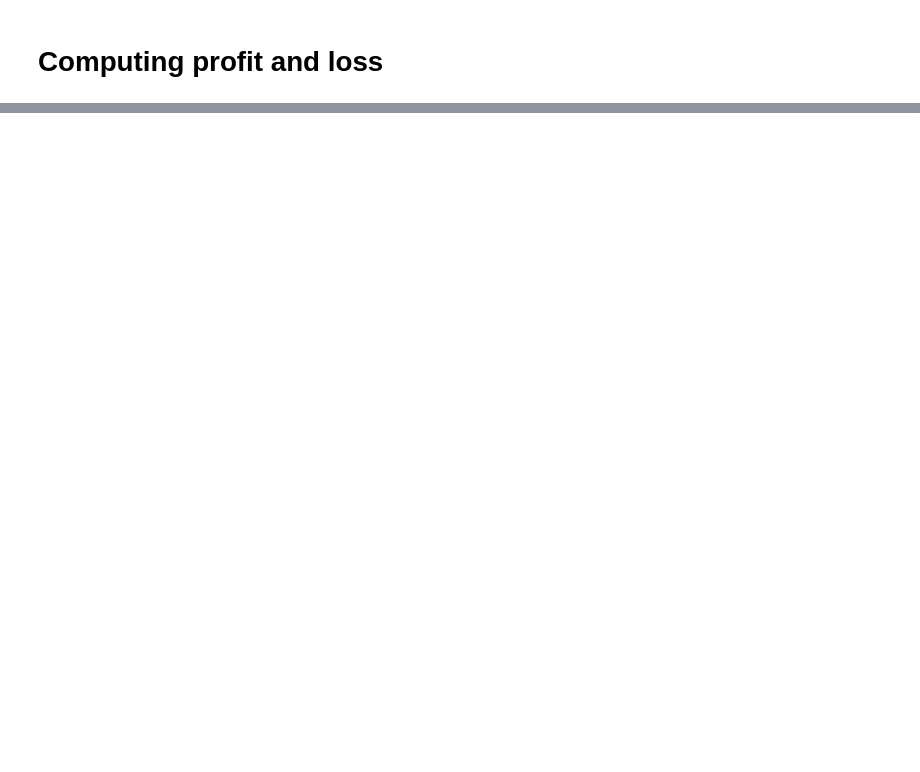
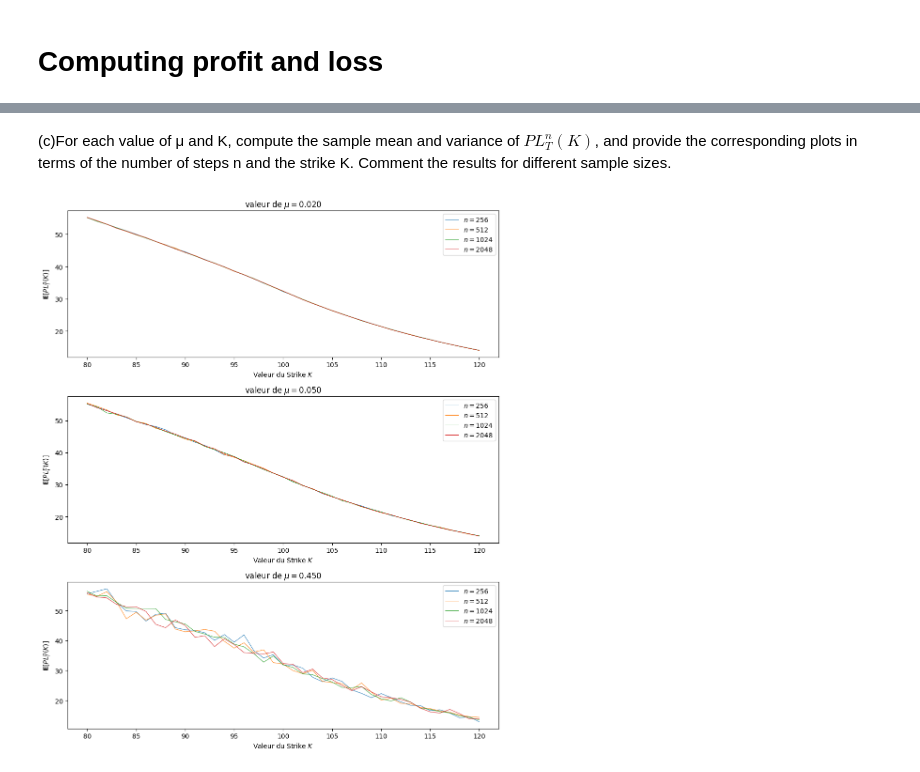
Before and after one commit to momoth12/Stochastic-Calculus-for-Finance, a Jupyter notebook: Thiaw_Mouhamadou_cps2.1.ipynb, the cells around one changed output, grey strips where cells are left out. Drawn from its saved outputs; the diff is of its cells as text; code cells hidden in the pictures; blank space fills up the shorter version.

```diff
--- a/Thiaw_Mouhamadou_cps2.1.ipynb
+++ b/Thiaw_Mouhamadou_cps2.1.ipynb
@@ -139,7 +152,7 @@ plt.show()
 # Computing profit and loss
 # %%
 def profit_and_loss(n,T,K,S0, mu, sigma, r=0.05):
-    bs=BS(So,K,T,sigma)
+    bs=BS(S0,K,T,sigma,r)
     t_values=np.linspace(0,T,n+1)
     t_values_to_take=t_values[:-1]
     t_values=t_values[1:]
@@ -154,7 +167,7 @@ def profit_and_loss(n,T,K,S0, mu, sigma, r=0.05):
     pl=xt-max(0,S_T-K)
     return xt
 # %%
-n_values=[2**7,2**8,2**9,2**10]
+n_values=[2**8,2**9,2**10,2**11]
 number_of_samples=1000
 # %%
 profit_loss_sample=[]
@@ -175,0 +185,29 @@ profit_loss_sample.shape
+# %%
+mean_matrix_profit_loss_sample = np.mean(profit_loss_sample, axis=-1)
+var_matrix_profit_loss_sample = np.var(profit_loss_sample, axis=-1, ddof=1)
+# %% [markdown]
+(c)For each value of μ and K, compute the sample mean and variance of
+$PL_T^n(K)$, and provide the corresponding plots in terms of the number
+of steps n and the strike K. Comment the results for different sample
+sizes.
+# %%
+# Create a 3x1 grid of subplots with a specified figure size and DPI
+fig, axes = plt.subplots(3, 1, figsize=(10, 12), dpi=100)
+
+# Loop through values of mu and enumerate them
+for i, mu in enumerate(mu_values):
+    # Loop through values of n and enumerate them
+    for j, n in enumerate(n_values):
+        # Plot the data with dashed lines, adding labels and customizing line width
+        axes[i].plot(K_values, mean_matrix_profit_loss_sample[j,:,i], label=f"$n={n}$", linewidth=0.7)
+
+    # Set the x-axis label, legend, title, and y-axis label for the subplot
+    axes[i].set_xlabel("Valeur du Strike $K$")
+    axes[i].legend()
+    axes[i].set_title(f"valeur de $\mu={mu:.3f}$")
+    axes[i].set_ylabel(r"$\mathbf{E}[PL_T^n(K)]$")
+
+# Ensure tight layout for better visualization
+fig.tight_layout()
+# %% [output]
+[figure, added]
```
Also changed, not shown: parts of 14 cells of this notebook.
